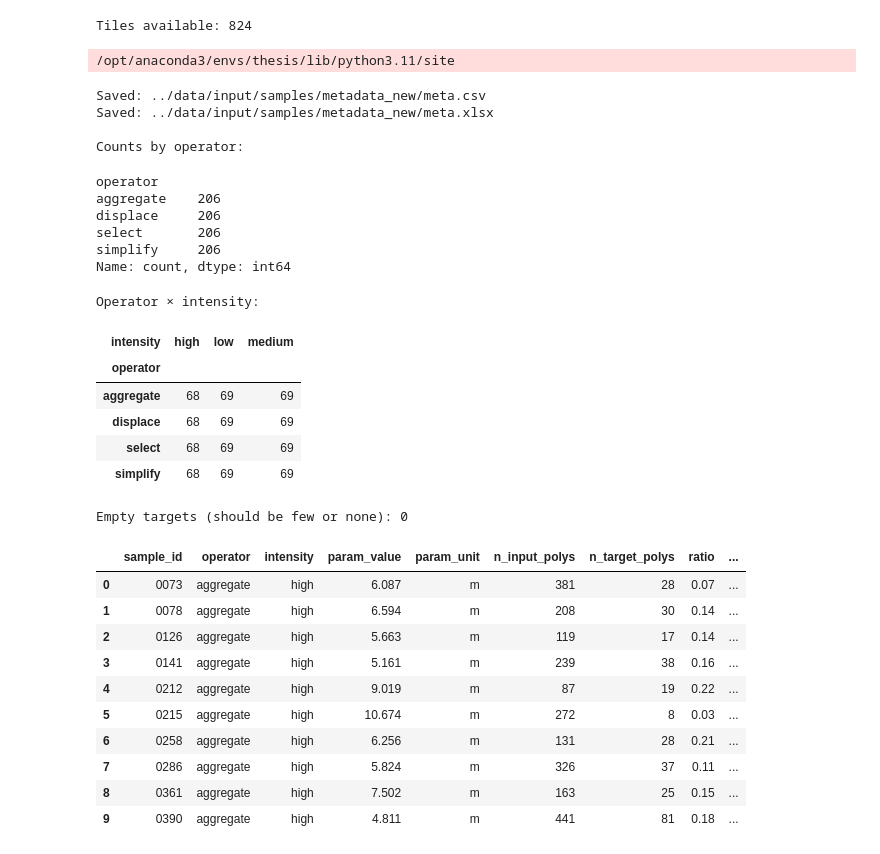
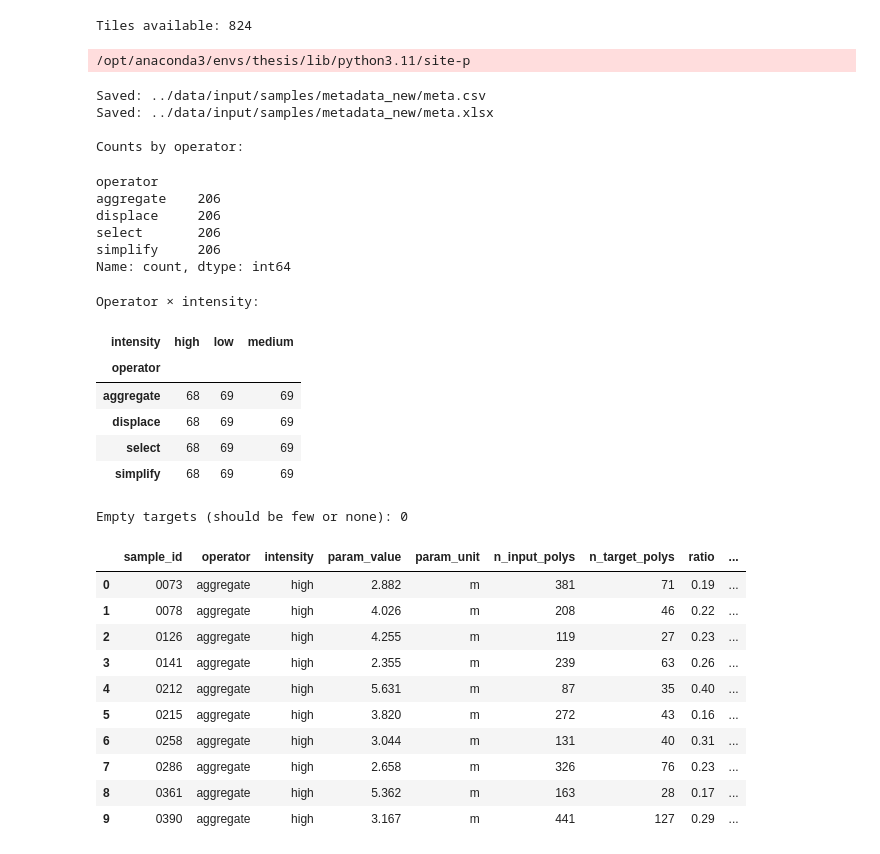
Before and after one commit to AmirDonyadide/nl2map-generalization, a Jupyter notebook: notebooks/Create_Map_Data_Samples_new.ipynb, the cells around one changed output. Cells and saved outputs as stored; diff of their text form; code cells hidden in the pictures.

```diff
--- a/notebooks/Create_Map_Data_Samples_new.ipynb
+++ b/notebooks/Create_Map_Data_Samples_new.ipynb
@@ -30,6 +30,8 @@ TOP_K = 824                            # how many tiles to render
 FIG_INCH = 6
 DPI = 300
 DRAW_TILE_FRAME = True
+
+SHOW_ROADS = False
 
 IMPORTANT_ROADS = {
     "motorway", "trunk", "primary", "secondary", "tertiary",
@@ -539,47 +538,51 @@ def _estimate_merge_fraction(gdf_in, gdf_out):
     # clamp to [0, 1] just in case
     return float(np.clip(frac, 0.0, 1.0))
 
-def choose_aggregate_param_for_tile(g_tile, intensity, n_steps=6):
+def choose_aggregate_param_for_tile(g_tile, intensity, n_steps=8):
     """
-    For a tile and intensity:
-      - derive a distance scale from that tile's geometry
-      - search dist values on that scale
-      - pick the one where merged fraction ≈ AGG_MERGE_TARGET[intensity]
+    For a given tile and intensity:
+      - derive a distance scale from that tile's building centroids
+      - search dist values between 0 and a per-tile max
+      - pick the dist where fraction merged ≈ AGG_MERGE_TARGET[intensity]
     """
     n_in = len(g_tile)
     if n_in <= 1:
+        # nothing useful to merge
         return 0.0, g_tile.copy()
 
-    target = AGG_MERGE_TARGET[intensity]
+    target = AGG_MERGE_TARGET[intensity]   # 0.3, 0.5, 0.7
 
-    # derive a scale from NN distances *inside this tile*
+    # 1) derive a scale from NN distances in THIS tile
     cent = np.c_[
         g_tile.geometry.centroid.x.values,
         g_tile.geometry.centroid.y.values,
     ]
+
     if len(cent) >= 2:
         nbrs = NearestNeighbors(n_neighbors=2).fit(cent)
         dists = np.sort(nbrs.kneighbors(cent, return_distance=True)[0][:, 1])
         d25, d50, d75 = np.quantile(dists, [0.25, 0.50, 0.75])
-        base = max(0.5, d25)
-        hi_scale = max(d75 * 1.8, base * 1.5)
+
+        # base distance where neighbors start to touch
+        base = max(0.2, d25)        # allow really small values
+        d_max = max(d75 * 2.0, base * 2.5)
     else:
-        base = 2.0
-        hi_scale = 12.0
+        # very few buildings, just give a small safe range
+        base = 1.0
+        d_max = 6.0
 
-    lo = base
-    hi = hi_scale
-
-    best_dist = lo
+    # 2) search from 0 (or tiny) to d_max
+    d_min = 0.0
+    best_dist = d_min
     best_err = 1.0
     best_out = g_tile.copy()
 
     for step in range(n_steps):
         alpha = step / (n_steps - 1) if n_steps > 1 else 0.0
-        dist = lo + alpha * (hi - lo)
+        dist = d_min + alpha * (d_max - d_min)
 
         out_gdf = aggregate_buildings(g_tile, dist=dist)
-        frac_merged = _estimate_merge_fraction(g_tile, out_gdf)
+        frac_merged = _estimate_merge_fraction(g_tile, out_gdf)  # 1 - n_out/n_in
         err = abs(frac_merged - target)
 
         if err < best_err:
@@ -588,6 +591,7 @@ def choose_aggregate_param_for_tile(g_tile, intensity, n_steps=6):
             best_out = out_gdf
 
     return float(best_dist), best_out
+
 
 def _estimate_simplify_change_fraction(g_tile, eps, area_tol=0.01):
     """
@@ -816,7 +820,7 @@ for _, row in assign_df.iterrows():
 
     # INPUT PNG
     in_png_path = sample_dir / f"input_{tid:04d}.png"
-    render_single_frame(tid, g_tile, tile_poly, roads_in_tiles, in_png_path)
+    render_single_frame(tid, g_tile, tile_poly, roads_in_tiles, in_png_path, show_roads=SHOW_ROADS)
 
     # --- apply operator using param_val (and precomputed_out if available) ---
     if op == "aggregate":
@@ -876,41 +880,41 @@ meta_df.to_excel(meta_path, index=False)
 
 print("Saved:", meta_path)
 print("\nCounts by operator:")
 display(meta_df["operator"].value_counts())
 
 print("\nOperator × intensity:")
 display(pd.crosstab(meta_df["operator"], meta_df["intensity"]))
 
 print("\nEmpty targets (should be few or none):", meta_df["is_target_empty"].sum())
 display(meta_df.head(10))
 # %% [output]
-/opt/anaconda3/envs/thesis/lib/python3.11/site
+/opt/anaconda3/envs/thesis/lib/python3.11/site-p
 Saved: ../data/input/samples/metadata_new/meta.csv
 Saved: ../data/input/samples/metadata_new/meta.xlsx
 
 Counts by operator:
 operator
 aggregate    206
 displace     206
 select       206
 simplify     206
 Name: count, dtype: int64
 Operator × intensity:
 | intensity | high | low | medium |
 | operator |  |  |  |
 | aggregate | 68 | 69 | 69 |
 | displace | 68 | 69 | 69 |
 | select | 68 | 69 | 69 |
 | simplify | 68 | 69 | 69 |
 Empty targets (should be few or none): 0
 |  | sample_id | operator | intensity | param_value | param_unit | n_input_polys | n_target_polys | ratio | ... |
-| 0 | 0073 | aggregate | high | 6.087 | m | 381 | 28 | 0.07 | ... |
-| 1 | 0078 | aggregate | high | 6.594 | m | 208 | 30 | 0.14 | ... |
-| 2 | 0126 | aggregate | high | 5.663 | m | 119 | 17 | 0.14 | ... |
-| 3 | 0141 | aggregate | high | 5.161 | m | 239 | 38 | 0.16 | ... |
-| 4 | 0212 | aggregate | high | 9.019 | m | 87 | 19 | 0.22 | ... |
-| 5 | 0215 | aggregate | high | 10.674 | m | 272 | 8 | 0.03 | ... |
-| 6 | 0258 | aggregate | high | 6.256 | m | 131 | 28 | 0.21 | ... |
-| 7 | 0286 | aggregate | high | 5.824 | m | 326 | 37 | 0.11 | ... |
-| 8 | 0361 | aggregate | high | 7.502 | m | 163 | 25 | 0.15 | ... |
-| 9 | 0390 | aggregate | high | 4.811 | m | 441 | 81 | 0.18 | ... |
+| 0 | 0073 | aggregate | high | 2.882 | m | 381 | 71 | 0.19 | ... |
+| 1 | 0078 | aggregate | high | 4.026 | m | 208 | 46 | 0.22 | ... |
+| 2 | 0126 | aggregate | high | 4.255 | m | 119 | 27 | 0.23 | ... |
+| 3 | 0141 | aggregate | high | 2.355 | m | 239 | 63 | 0.26 | ... |
+| 4 | 0212 | aggregate | high | 5.631 | m | 87 | 35 | 0.40 | ... |
+| 5 | 0215 | aggregate | high | 3.820 | m | 272 | 43 | 0.16 | ... |
+| 6 | 0258 | aggregate | high | 3.044 | m | 131 | 40 | 0.31 | ... |
+| 7 | 0286 | aggregate | high | 2.658 | m | 326 | 76 | 0.23 | ... |
+| 8 | 0361 | aggregate | high | 5.362 | m | 163 | 28 | 0.17 | ... |
+| 9 | 0390 | aggregate | high | 3.167 | m | 441 | 127 | 0.29 | ... |
```
Also changed, not shown: parts of 2 cells of this notebook.
